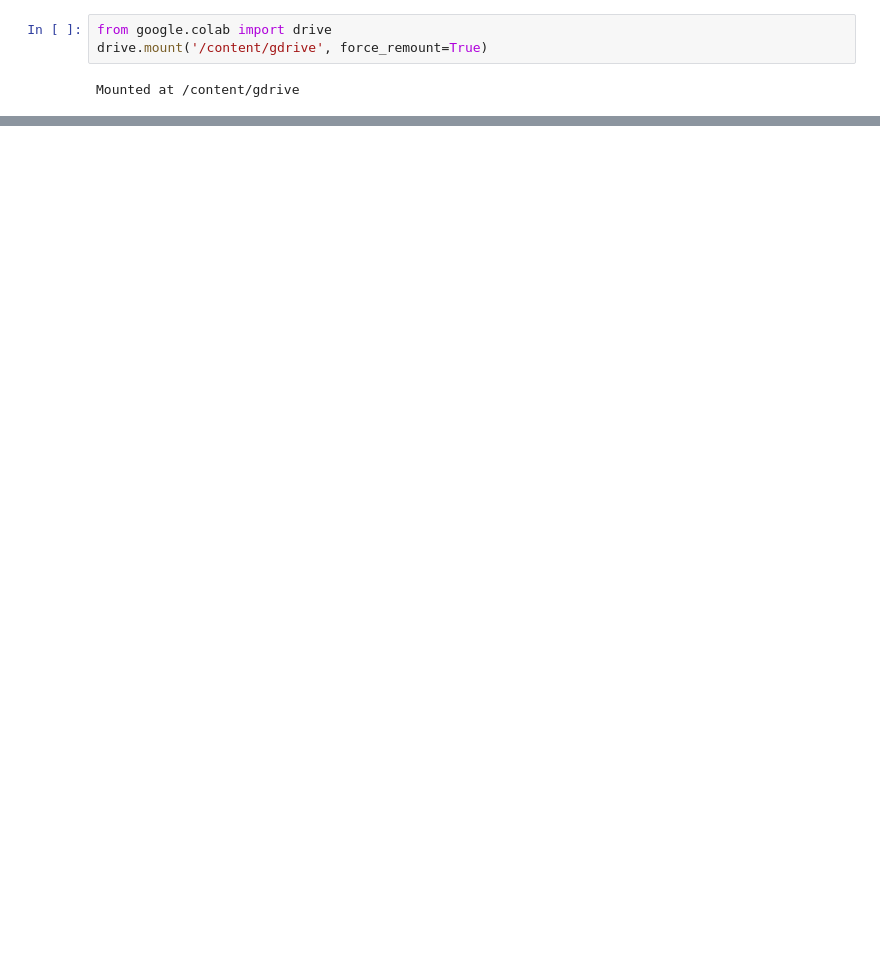
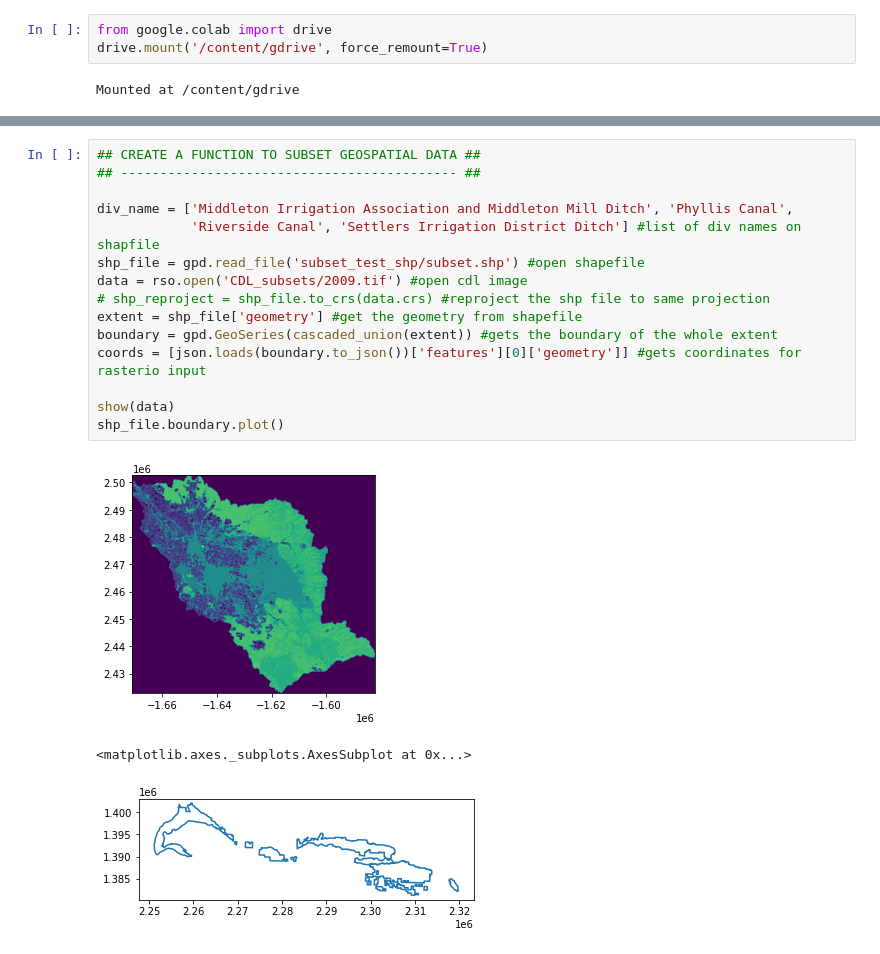
Before and after one commit to bridgetmarie24/pod_pou_lulcc, a Jupyter notebook: subset_LULCC.ipynb, the cells around one changed output, grey strips where cells are left out. Saved outputs shown, nothing was run; the diff lists cells and outputs as text; blank space fills up the shorter version.

Commit message:
imported shapefile and raster

```diff
--- a/subset_LULCC.ipynb
+++ b/subset_LULCC.ipynb
@@ -39,0 +96,19 @@ Mounted at /content/gdrive
+# %%
+## CREATE A FUNCTION TO SUBSET GEOSPATIAL DATA ##
+## ------------------------------------------- ##
+
+div_name = ['Middleton Irrigation Association and Middleton Mill Ditch', 'Phyllis Canal',
+            'Riverside Canal', 'Settlers Irrigation District Ditch'] #list of div names on shapfile
+shp_file = gpd.read_file('subset_test_shp/subset.shp') #open shapefile
+data = rso.open('CDL_subsets/2009.tif') #open cdl image
+# shp_reproject = shp_file.to_crs(data.crs) #reproject the shp file to same projection
+extent = shp_file['geometry'] #get the geometry from shapefile
+boundary = gpd.GeoSeries(cascaded_union(extent)) #gets the boundary of the whole extent
+coords = [json.loads(boundary.to_json())['features'][0]['geometry']] #gets coordinates for rasterio input
+
+show(data)
+shp_file.boundary.plot()
+# %% [output]
+[figure, added]
+<matplotlib.axes._subplots.AxesSubplot at 0x...>
+[figure, added]
```
Also changed, not shown: parts of 5 cells of this notebook.
